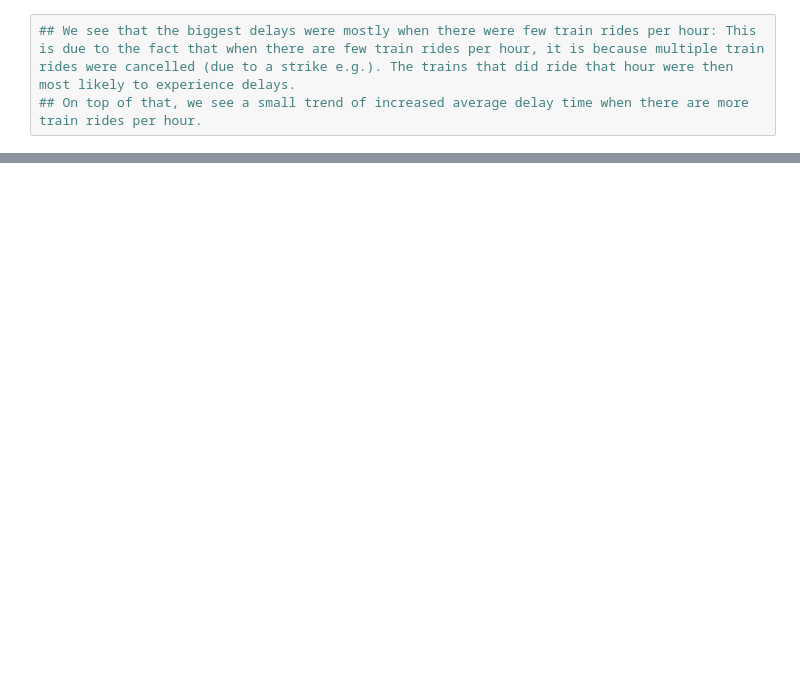
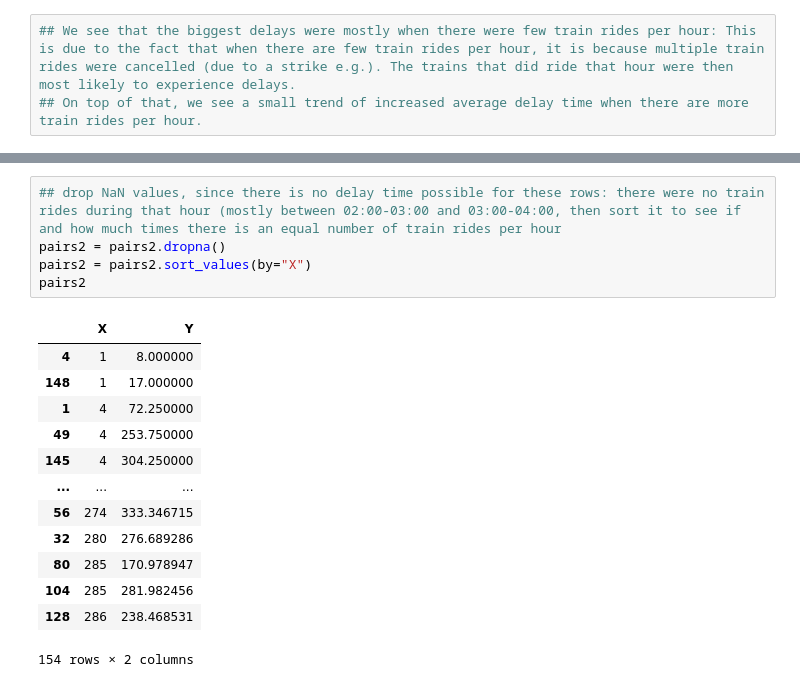
Before and after one commit to Seoyangsam/ACRM, a Jupyter notebook: src/Q15.ipynb, the cells around one changed output, grey strips where cells are left out. Saved outputs shown, nothing was run; the diff lists cells and outputs as text; blank space fills up the shorter version.

```diff
--- a/src/Q15.ipynb
+++ b/src/Q15.ipynb
@@ -87,0 +121,19 @@ plt.show()
+# %%
+## drop NaN values, since there is no delay time possible for these rows: there were no train rides during that hour (mostly between 02:00-03:00 and 03:00-04:00, then sort it to see if and how much times there is an equal number of train rides per hour
+pairs2 = pairs2.dropna()
+pairs2 = pairs2.sort_values(by="X")
+pairs2
+# %% [output]
+|  | X | Y |
+| 4 | 1 | 8.000000 |
+| 148 | 1 | 17.000000 |
+| 1 | 4 | 72.250000 |
+| 49 | 4 | 253.750000 |
+| 145 | 4 | 304.250000 |
+| ... | ... | ... |
+| 56 | 274 | 333.346715 |
+| 32 | 280 | 276.689286 |
+| 80 | 285 | 170.978947 |
+| 104 | 285 | 281.982456 |
+| 128 | 286 | 238.468531 |
+154 rows × 2 columns
```
Also changed, not shown: parts of 11 cells of this notebook.
